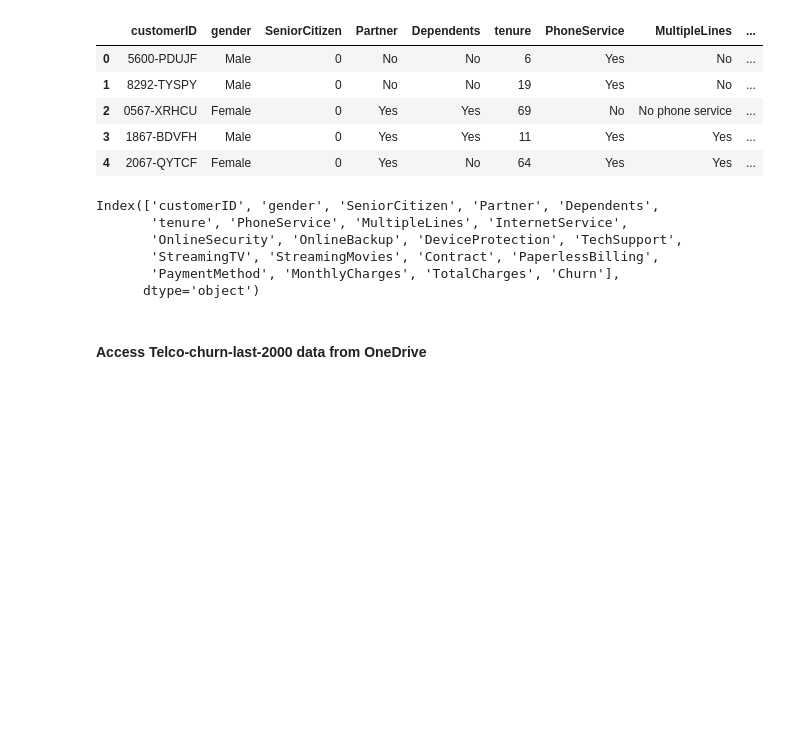
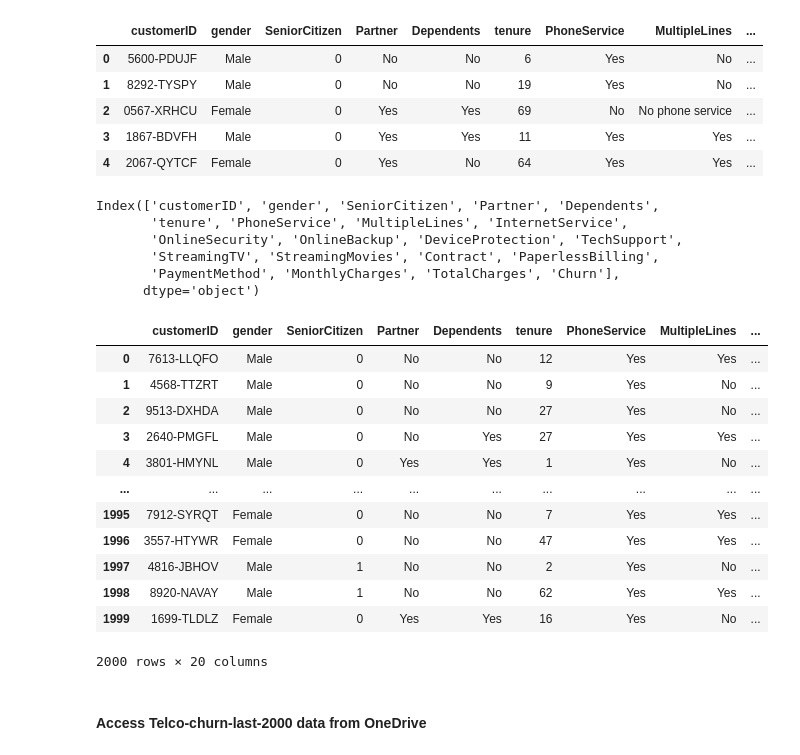
Before and after one commit to worlakuma/Machine-Learning-Prediction-Model-for-a-Telecommunications-Provider, a Jupyter notebook: LP2_Marchine_Learning_Project.ipynb, the cells around one changed output. Saved outputs shown, nothing was run; the diff lists cells and outputs as text; code cells hidden in the pictures; blank space fills up the shorter version.

```diff
--- a/LP2_Marchine_Learning_Project.ipynb
+++ b/LP2_Marchine_Learning_Project.ipynb
@@ -368,3 +368,22 @@ Index(['customerID', 'gender', 'SeniorCitizen', 'Partner', 'Dependents',
        'StreamingTV', 'StreamingMovies', 'Contract', 'PaperlessBilling',
        'PaymentMethod', 'MonthlyCharges', 'TotalCharges', 'Churn'],
       dtype='object')
+# %%
+df_2000_test= 'C:/Users/Admin/Documents/Azubi/LP2_customer_churn_project/customer_churn/Data/Telco-churn-last-2000.xlsx'
+data_test = pd.read_excel(df_2000_test)
+
+data_test
+# %% [output]
+|  | customerID | gender | SeniorCitizen | Partner | Dependents | tenure | PhoneService | MultipleLines | ... |
+| 0 | 7613-LLQFO | Male | 0 | No | No | 12 | Yes | Yes | ... |
+| 1 | 4568-TTZRT | Male | 0 | No | No | 9 | Yes | No | ... |
+| 2 | 9513-DXHDA | Male | 0 | No | No | 27 | Yes | No | ... |
+| 3 | 2640-PMGFL | Male | 0 | No | Yes | 27 | Yes | Yes | ... |
+| 4 | 3801-HMYNL | Male | 0 | Yes | Yes | 1 | Yes | No | ... |
+| ... | ... | ... | ... | ... | ... | ... | ... | ... | ... |
+| 1995 | 7912-SYRQT | Female | 0 | No | No | 7 | Yes | Yes | ... |
+| 1996 | 3557-HTYWR | Female | 0 | No | No | 47 | Yes | Yes | ... |
+| 1997 | 4816-JBHOV | Male | 1 | No | No | 2 | Yes | No | ... |
+| 1998 | 8920-NAVAY | Male | 1 | No | No | 62 | Yes | Yes | ... |
+| 1999 | 1699-TLDLZ | Female | 0 | Yes | Yes | 16 | Yes | No | ... |
+2000 rows × 20 columns
```
Also changed, not shown: parts of 20 cells of this notebook, 1 other file.
